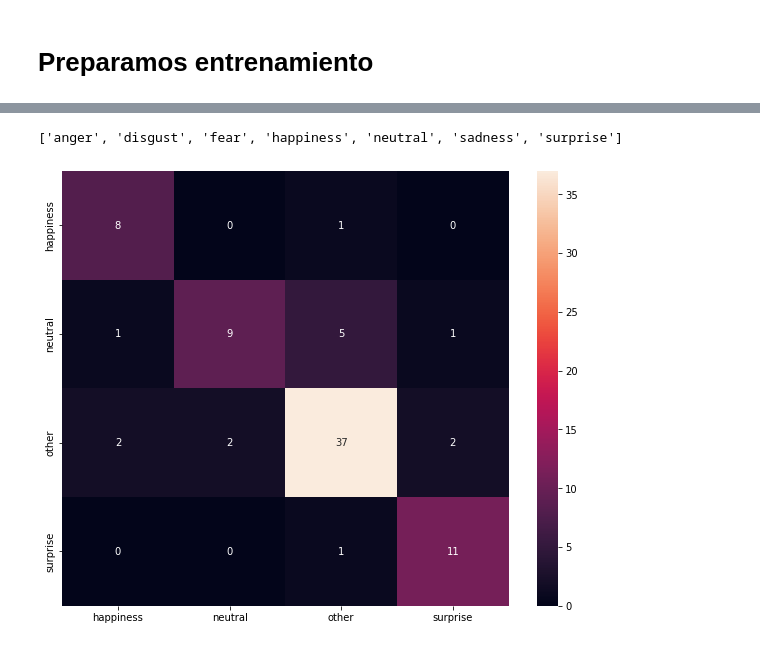
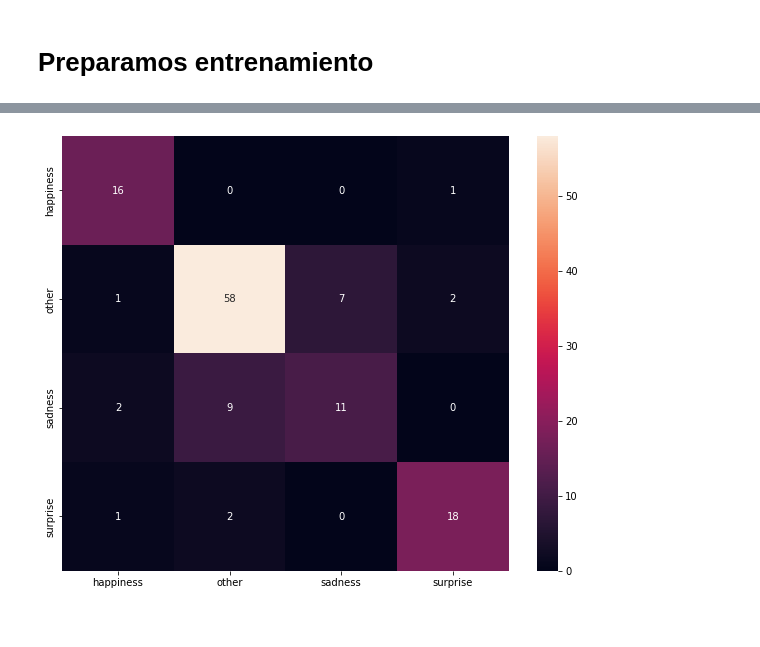
Before and after one commit to Hiidekii/HoN-HappyOrNot-, a Jupyter notebook: model3[@tensorflow][manual][2models].ipynb, the cells around one changed output, grey strips where cells are left out. Cells and saved outputs as stored; diff of their text form; code cells hidden in the pictures.

```diff
--- a/model3[@tensorflow][manual][2models].ipynb
+++ b/model3[@tensorflow][manual][2models].ipynb
@@ -15,5 +27,5 @@ initial_emotions = ['happiness', 'surprise', 'neutral']
 # %%
-paths = ["data/CK_cut/"]#["data/all/train/","data/all/test/"] #["data/CK+/","data/fer/train/"]
+paths = ["data/all/train/","data/all/test/"]#["data/CK_cut/"]# #["data/CK+/","data/fer/train/"]
 # data  = listdir(path)
 ignore = ["morralla",".DS_Store","contempt"]
 imgs = []
@@ -228,7 +244,7 @@ from datetime import date
 
 fecha=str(date.today().year)+str(date.today().month)+str(date.today().day)
 symbol = 'other_emotions'
-h5 = symbol + '_CK_' + fecha + '_v1[hap-neu-sur].h5'
+h5 = symbol + fecha + '_v4[fea-ang-dis-neu].h5'
 checkpoint = callbacks.ModelCheckpoint(h5,
                                        monitor='loss',
                                        verbose=0,
@@ -284,7 +300,7 @@ imgs_pred_ = []
 state_pred = []
 for p in imgs_pred:
     temp = cv2.imread(p["path"],0)
-    faces = face_cascade.detectMultiScale(temp, 1.1, 5)
+    faces = face_cascade.detectMultiScale(temp, 1.05, 5)
     if len(faces)>0:
         for (x,y,w,h) in faces:
             recortada = temp[y:y+h, x:x+w]
@@ -346,4 +364,4 @@ array([3, 1, 2, 3, 2, 3, 3, 3, 3, 2, 3, 2, 2, 3, 3, 0, 1, 2, 2, 0, 3, 1,
 cats= y_dummies.columns
 cats = [x.replace("0_","") for x in cats]
 # %%
-cats = ['anger','disgust', 'fear', 'sadness']
+cats
@@ -391,8 +411,5 @@ conf = pd.DataFrame(conf,columns=cats, index=cats)
 # %%
 plt.figure(figsize=(10,8))
 heatmap = sns.heatmap(conf, annot=True)
-
-['anger', 'disgust', 'fear', 'happiness', 'neutral', 'sadness', 'surprise']
 # %% [output]
-['anger', 'disgust', 'fear', 'happiness', 'neutral', 'sadness', 'surprise']
-[figure, old version]
+[figure, new version]
```
Also changed, not shown: parts of 20 cells of this notebook, 1 other file.
